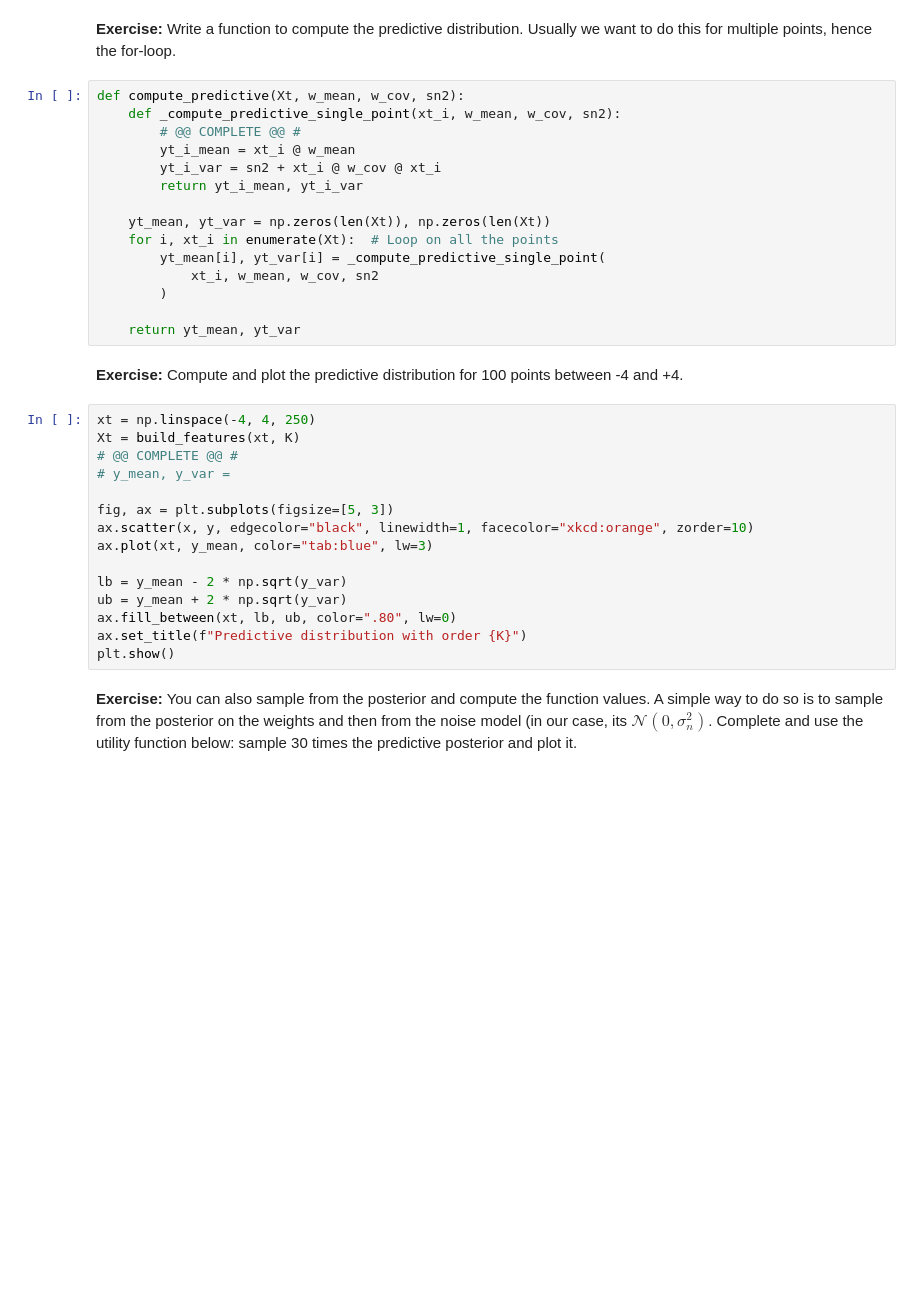
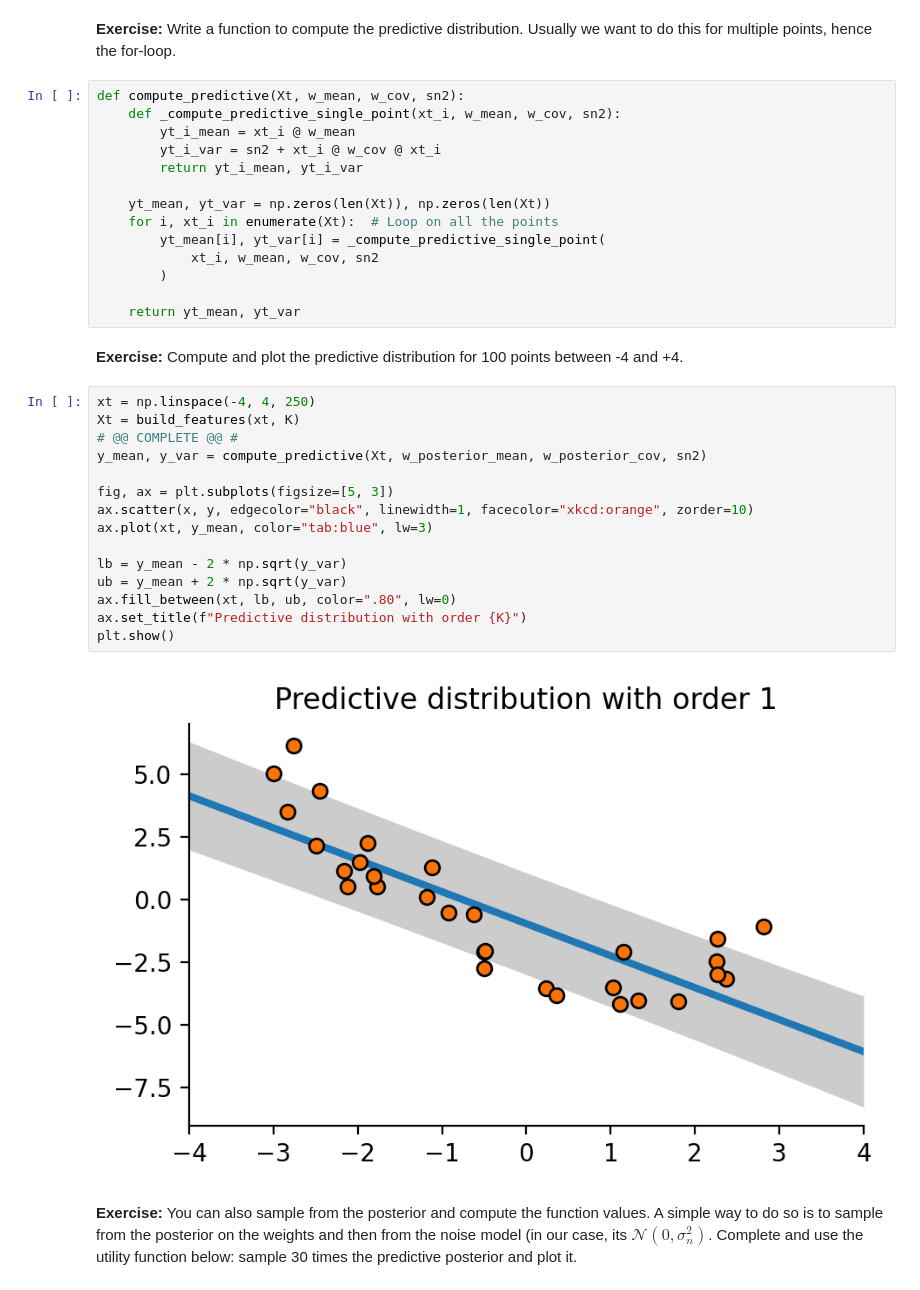
Before and after one commit to mayalorimer/ASI_Labs, a Jupyter notebook: labs/01_Bayesian_Linear_Regression.ipynb, the cells around one changed output. Cells and saved outputs as stored; diff of their text form; blank space fills up the shorter version.

```diff
--- a/labs/01_Bayesian_Linear_Regression.ipynb
+++ b/labs/01_Bayesian_Linear_Regression.ipynb
@@ -271,7 +271,6 @@ Usually we want to do this for multiple points, hence the for-loop.
 # %%
 def compute_predictive(Xt, w_mean, w_cov, sn2):
     def _compute_predictive_single_point(xt_i, w_mean, w_cov, sn2):
-        # @@ COMPLETE @@ #
         yt_i_mean = xt_i @ w_mean
         yt_i_var = sn2 + xt_i @ w_cov @ xt_i
         return yt_i_mean, yt_i_var
@@ -288,18 +287,20 @@ def compute_predictive(Xt, w_mean, w_cov, sn2):
 # %%
 xt = np.linspace(-4, 4, 250)
 Xt = build_features(xt, K)
 # @@ COMPLETE @@ #
-# y_mean, y_var =
+y_mean, y_var = compute_predictive(Xt, w_posterior_mean, w_posterior_cov, sn2)
 
 fig, ax = plt.subplots(figsize=[5, 3])
 ax.scatter(x, y, edgecolor="black", linewidth=1, facecolor="xkcd:orange", zorder=10)
 ax.plot(xt, y_mean, color="tab:blue", lw=3)
 
 lb = y_mean - 2 * np.sqrt(y_var)
 ub = y_mean + 2 * np.sqrt(y_var)
 ax.fill_between(xt, lb, ub, color=".80", lw=0)
 ax.set_title(f"Predictive distribution with order {K}")
 plt.show()
+# %% [output]
+[figure, added]
 # %% [markdown]
 **Exercise:** You can also sample from the posterior and compute the function values. A simple way to do so is to sample from the posterior on the weights and then from the noise model (in our case, its $\mathcal{N}(0, \sigma_n^2)$.
 Complete and use the utility function below: sample 30 times the predictive posterior and plot it.
```
Also changed, not shown: parts of 1 cell of this notebook.
